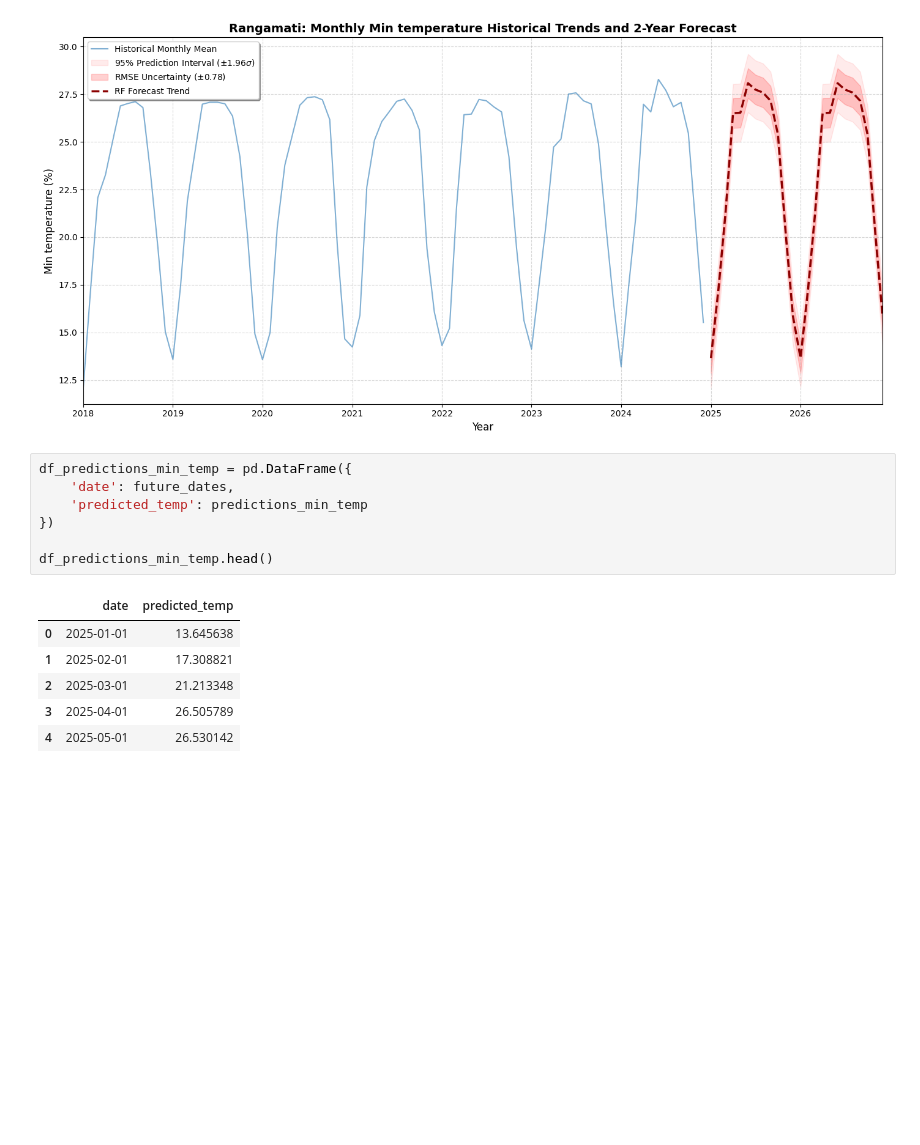
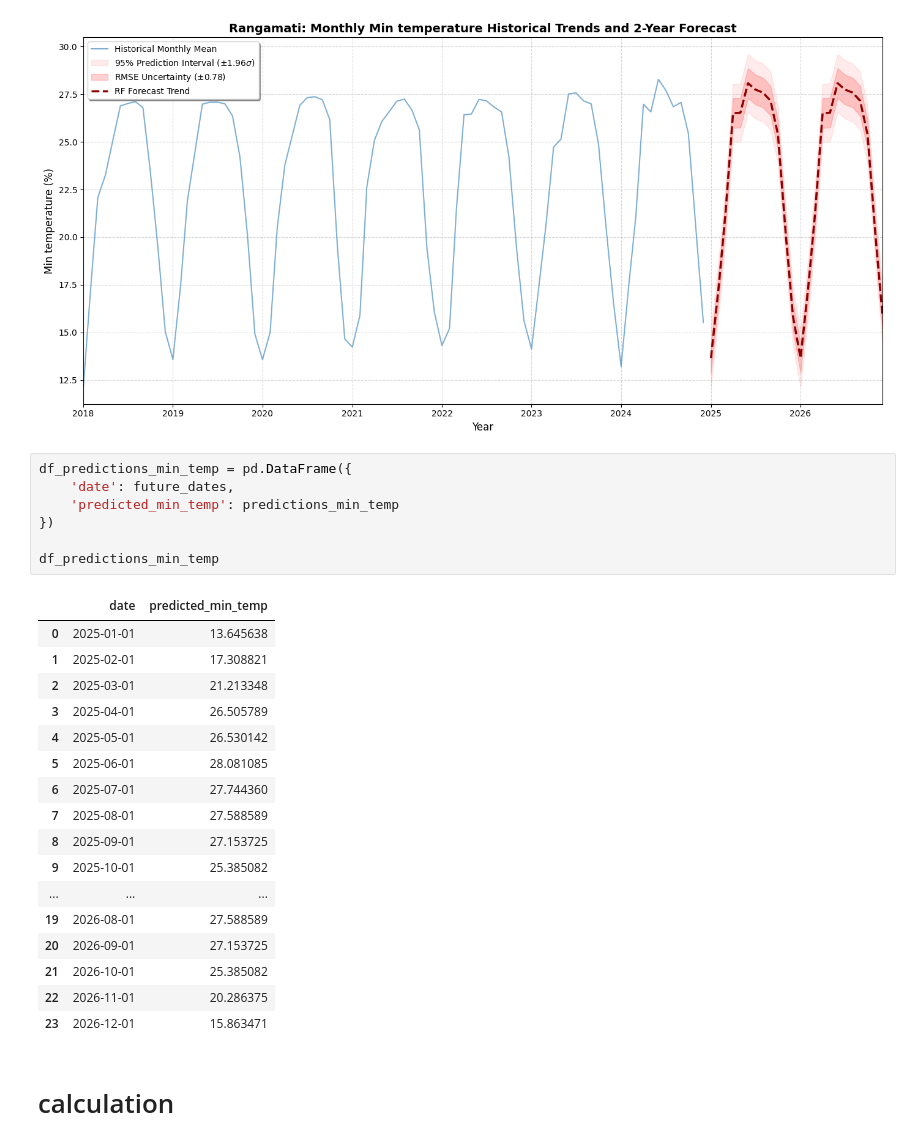
Before and after one commit to not-your-pancake/TCC_Journal, a Jupyter notebook: CCD_Agri_stress/rangamati.ipynb, the cells around one changed output. Saved outputs shown, nothing was run; the diff lists cells and outputs as text; blank space fills up the shorter version.

```diff
--- a/CCD_Agri_stress/rangamati.ipynb
+++ b/CCD_Agri_stress/rangamati.ipynb
@@ -1344,14 +1355,27 @@ plt.show()
 # %%
 df_predictions_min_temp = pd.DataFrame({
     'date': future_dates,
-    'predicted_temp': predictions_min_temp
+    'predicted_min_temp': predictions_min_temp
 })
 
-df_predictions_min_temp.head()
+df_predictions_min_temp
 # %% [output]
-|  | date | predicted_temp |
+|  | date | predicted_min_temp |
 | 0 | 2025-01-01 | 13.645638 |
 | 1 | 2025-02-01 | 17.308821 |
 | 2 | 2025-03-01 | 21.213348 |
 | 3 | 2025-04-01 | 26.505789 |
 | 4 | 2025-05-01 | 26.530142 |
+| 5 | 2025-06-01 | 28.081085 |
+| 6 | 2025-07-01 | 27.744360 |
+| 7 | 2025-08-01 | 27.588589 |
+| 8 | 2025-09-01 | 27.153725 |
+| 9 | 2025-10-01 | 25.385082 |
+| ... | ... | ... |
+| 19 | 2026-08-01 | 27.588589 |
+| 20 | 2026-09-01 | 27.153725 |
+| 21 | 2026-10-01 | 25.385082 |
+| 22 | 2026-11-01 | 20.286375 |
+| 23 | 2026-12-01 | 15.863471 |
+# %% [markdown]
+# calculation
```
Also changed, not shown: parts of 5 cells of this notebook, 4 other files.
